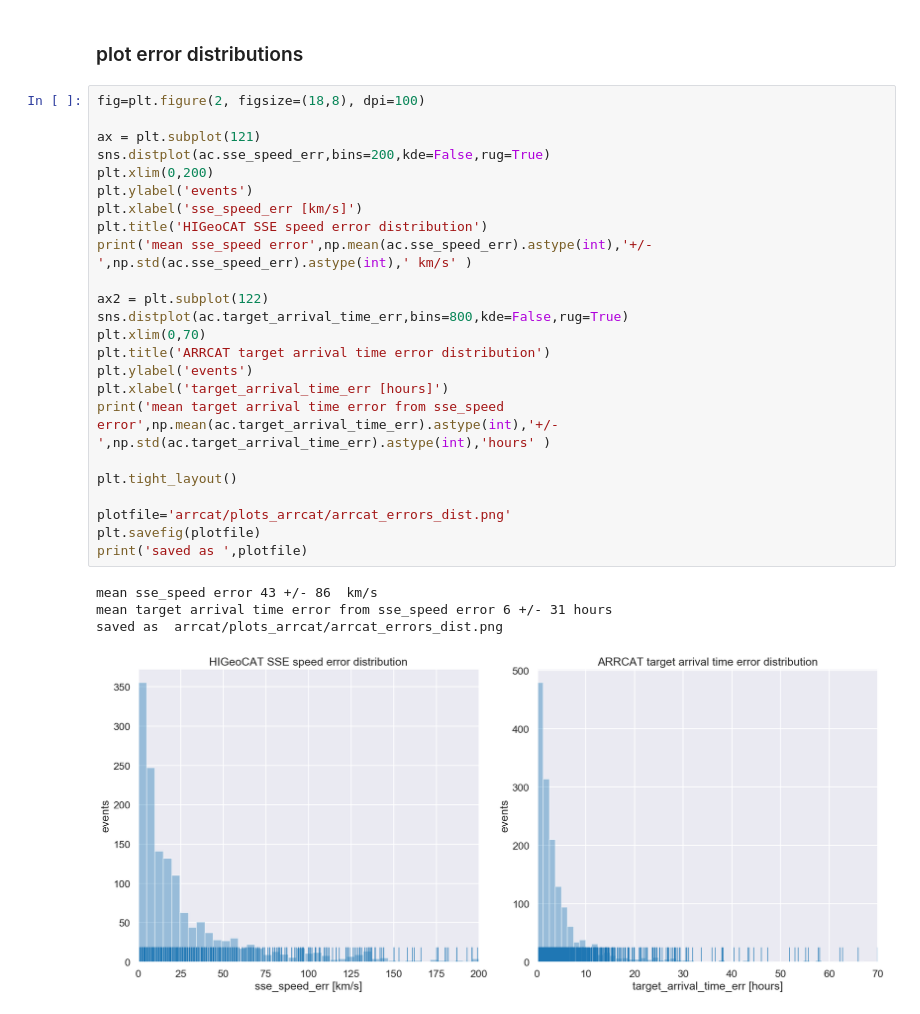
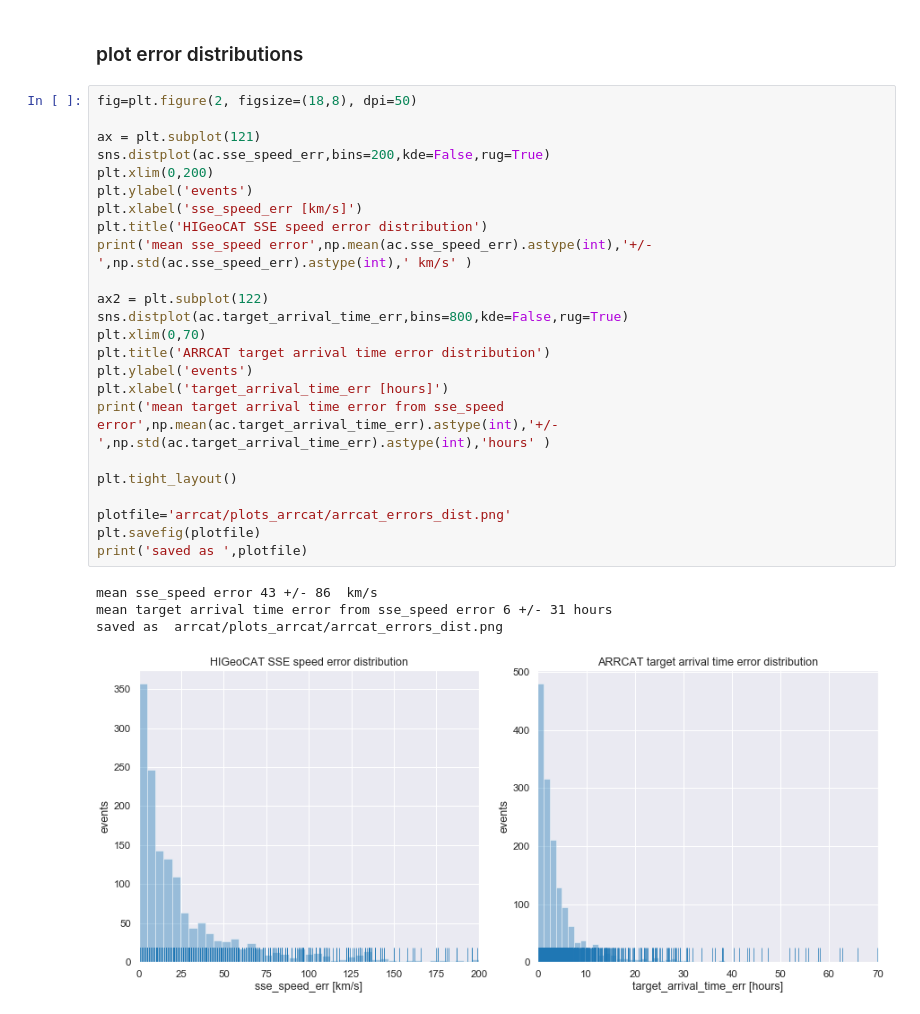
Before and after one commit to cmoestl/heliocats, a Jupyter notebook: arrcat.ipynb, the cells around one changed output. Cells and saved outputs as stored; diff of their text form.

```diff
--- a/arrcat.ipynb
+++ b/arrcat.ipynb
@@ -586,31 +586,31 @@ saved as  arrcat/plots_arrcat/arrcat_targets.png
 # %% [markdown]
 ### plot error distributions
 # %%
-fig=plt.figure(2, figsize=(18,8), dpi=100)
+fig=plt.figure(2, figsize=(18,8), dpi=50)
 
 ax = plt.subplot(121)
 sns.distplot(ac.sse_speed_err,bins=200,kde=False,rug=True)
 plt.xlim(0,200)
 plt.ylabel('events')
 plt.xlabel('sse_speed_err [km/s]')
 plt.title('HIGeoCAT SSE speed error distribution')
 print('mean sse_speed error',np.mean(ac.sse_speed_err).astype(int),'+/-',np.std(ac.sse_speed_err).astype(int),' km/s' )
 
 ax2 = plt.subplot(122)
 sns.distplot(ac.target_arrival_time_err,bins=800,kde=False,rug=True)
 plt.xlim(0,70)
 plt.title('ARRCAT target arrival time error distribution')
 plt.ylabel('events')
 plt.xlabel('target_arrival_time_err [hours]')
 print('mean target arrival time error from sse_speed error',np.mean(ac.target_arrival_time_err).astype(int),'+/-',np.std(ac.target_arrival_time_err).astype(int),'hours' )
 
 plt.tight_layout()
 
 plotfile='arrcat/plots_arrcat/arrcat_errors_dist.png'
 plt.savefig(plotfile)
 print('saved as ',plotfile)
 # %% [output]
 mean sse_speed error 43 +/- 86  km/s
 mean target arrival time error from sse_speed error 6 +/- 31 hours
 saved as  arrcat/plots_arrcat/arrcat_errors_dist.png
-[figure, old version]
+[figure, new version]
```
Also changed, not shown: parts of 7 cells of this notebook, 41 other files.
